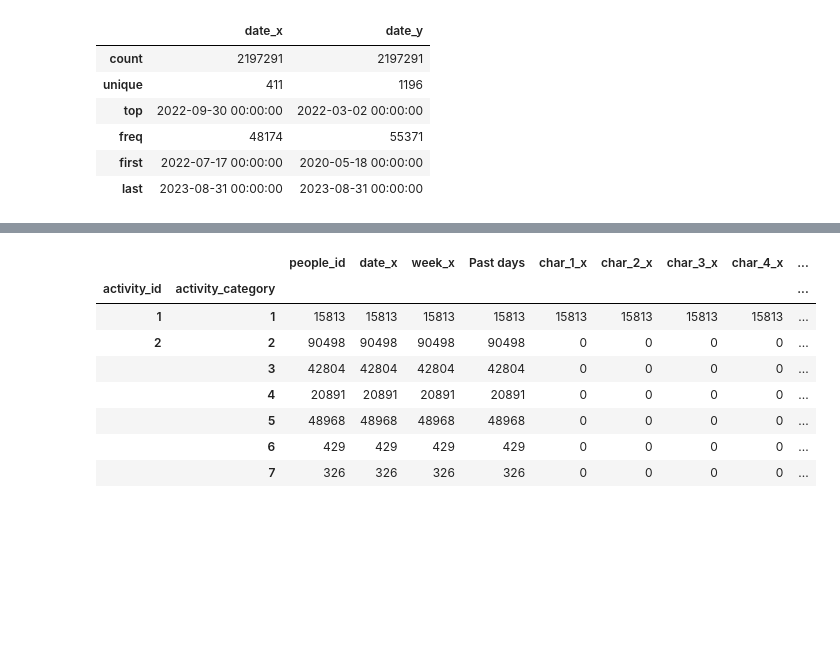
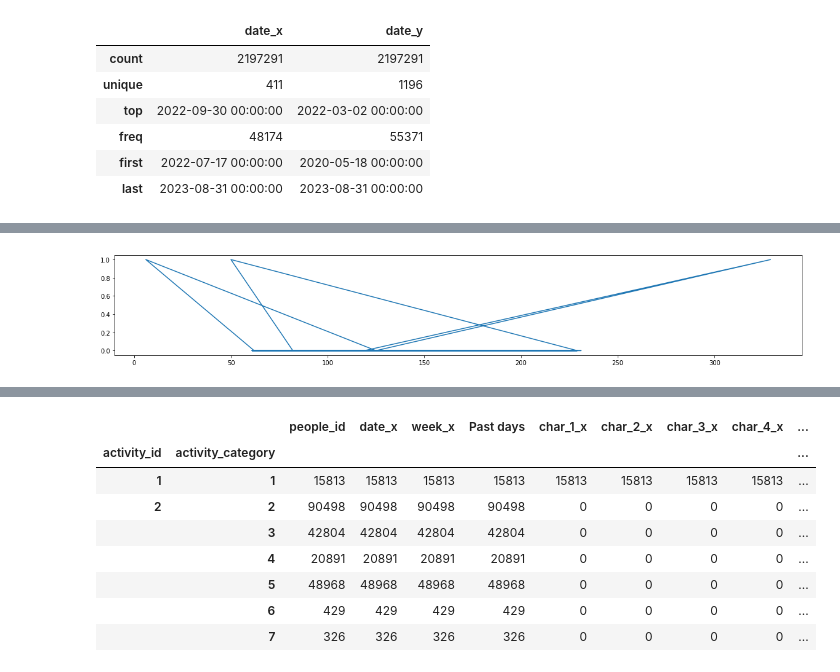
Before and after one commit to sooooner/dss_team_project_ML, a Jupyter notebook: red_hat/sooner.ipynb, the cells around one changed output, grey strips where cells are left out. Saved outputs shown, nothing was run; the diff lists cells and outputs as text; code cells hidden in the pictures; blank space fills up the shorter version.

```diff
--- a/red_hat/sooner.ipynb
+++ b/red_hat/sooner.ipynb
@@ -141,0 +154,6 @@ df_merge[['date_x', 'date_y']].describe()
+# %%
+plt.figure(figsize=(20,3))
+plt.plot(df_ppl_ppl_170985['Past days'], df_ppl_ppl_170985.outcome)
+plt.show()
+# %% [output]
+[figure, added]
```
Also changed, not shown: parts of 16 cells of this notebook.
